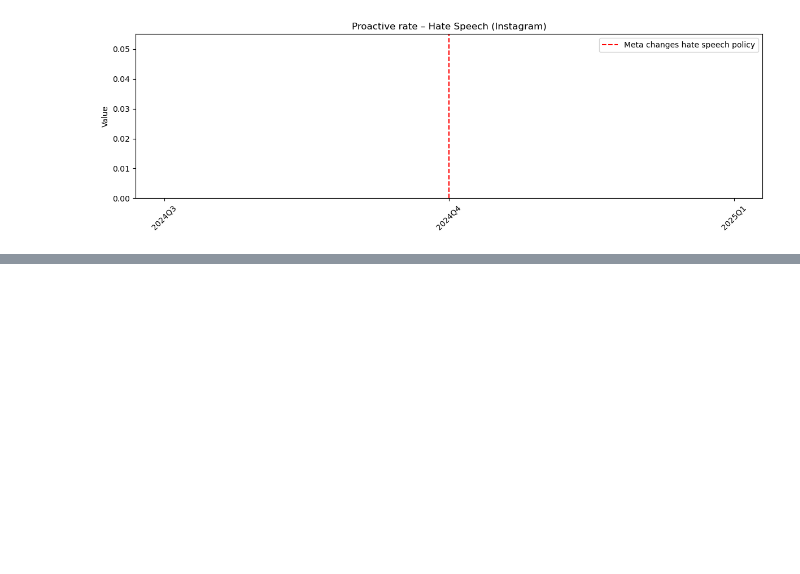
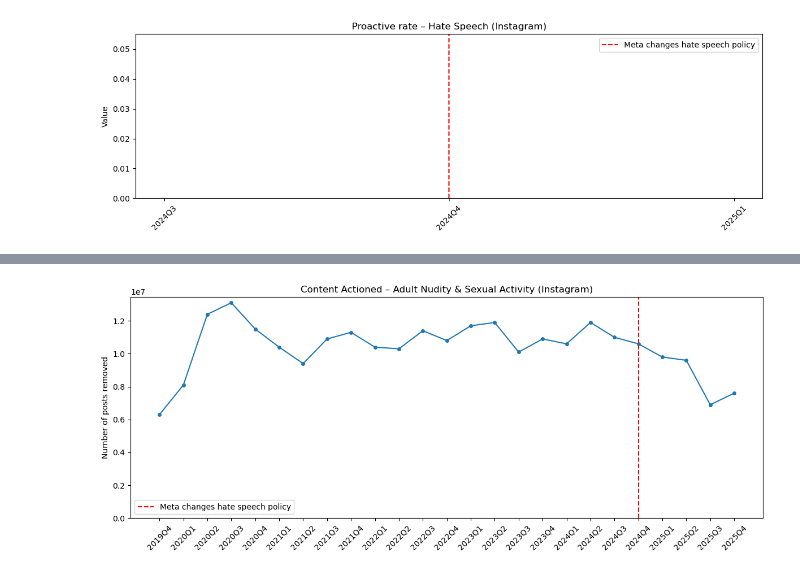
Before and after one commit to aadnerol/HON2200, a Jupyter notebook: prosjekt_2/notebooks/01_meta_data_analysis.ipynb, the cells around one changed output, grey strips where cells are left out. Saved outputs shown, nothing was run; the diff lists cells and outputs as text; code cells hidden in the pictures; blank space fills up the shorter version.

```diff
--- a/prosjekt_2/notebooks/01_meta_data_analysis.ipynb
+++ b/prosjekt_2/notebooks/01_meta_data_analysis.ipynb
@@ -143,0 +163,19 @@ for metric in metrics:
+# %%
+df_ig_nudity = df[(df["app"] == "Instagram") & (df["policy_area"] == "Adult Nudity & Sexual Activity") & (df["metric"] == "Content Actioned")].copy()
+df_ig_nudity = df_ig_nudity.dropna(subset=["value"]).reset_index(drop=True)
+df_ig_nudity["value"] = pd.to_numeric(df_ig_nudity["value"].astype(str).str.replace(",", ""), errors="coerce")
+
+plt.figure(figsize=(12, 5))
+plt.plot(df_ig_nudity["period"], df_ig_nudity["value"], marker="o", markersize=4)
+plt.axvline(x="2024Q4", color="red", linestyle="--", linewidth=1.5, label="Meta changes hate speech policy")
+plt.title("Content Actioned – Adult Nudity & Sexual Activity (Instagram)")
+plt.ylabel("Number of posts removed")
+plt.ylim(bottom=0)
+plt.xticks(rotation=45)
+plt.legend()
+plt.tight_layout()
+plt.savefig("../figurer/content_actioned_nudity.pdf", bbox_inches="tight")
+
+plt.show()
+# %% [output]
+[figure, added]
```
Also changed, not shown: parts of 1 cell of this notebook, 9 other files.
